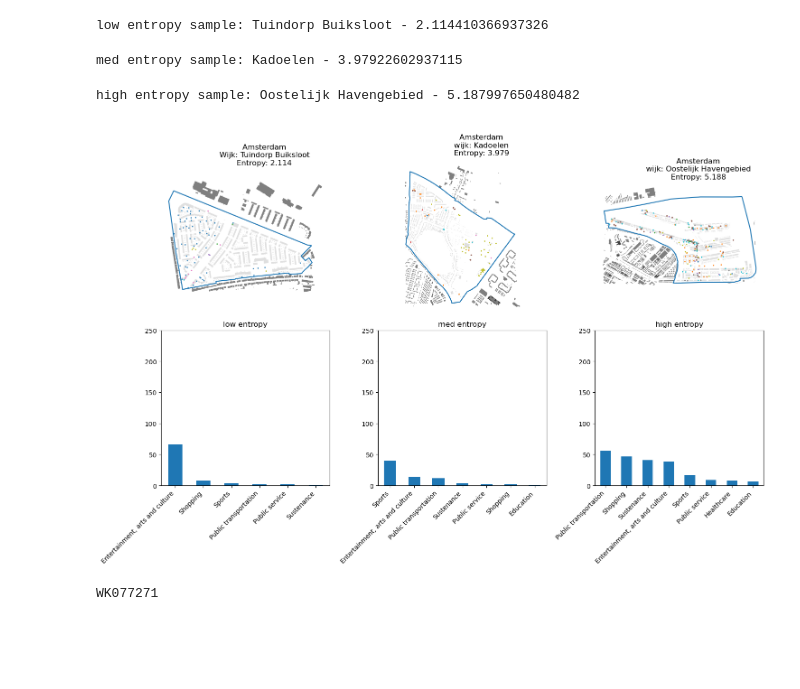
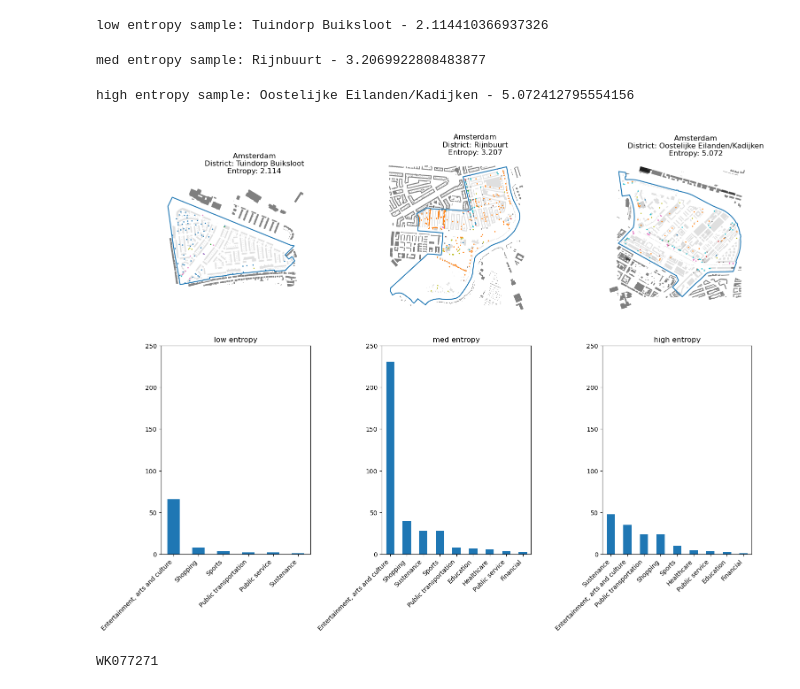
Before and after one commit to Jleeuwenburgh/UrbAN, a Jupyter notebook: wijkplot_new.ipynb, the cells around one changed output. Drawn from its saved outputs; the diff is of its cells as text; code cells hidden in the pictures; blank space fills up the shorter version.

Commit message:
final plot changes

```diff
--- a/wijkplot_new.ipynb
+++ b/wijkplot_new.ipynb
@@ -22,20 +22,20 @@ low = wijken[wijken["L0_altieri_1"] < 2.5]
 med = wijken[(wijken["L0_altieri_1"] >= 2.5) & (wijken["L0_altieri_1"] < 4.5)]
 high = wijken[wijken["L0_altieri_1"] >= 4.5]
 # %%
-lowsample = low.sample(1)
+lowsample = low[low["wijknaam"] == "Tuindorp Buiksloot"]
 print(f"low entropy sample: {lowsample['wijknaam'].values[0]} - {lowsample['L0_altieri_1'].values[0]}")
 # %% [output]
 low entropy sample: Tuindorp Buiksloot - 2.114410366937326
 # %%
-medsample = med.sample(1)
+medsample = med[med["wijknaam"] == "Rijnbuurt"]
 print(f"med entropy sample: {medsample['wijknaam'].values[0]} - {medsample['L0_altieri_1'].values[0]}")
 # %% [output]
-med entropy sample: Kadoelen - 3.97922602937115
+med entropy sample: Rijnbuurt - 3.2069922808483877
 # %%
-highsample = high.sample(1)
+highsample = high[high["wijknaam"] == "Oostelijke Eilanden/Kadijken"]
 print(f"high entropy sample: {highsample['wijknaam'].values[0]} - {highsample['L0_altieri_1'].values[0]}")
 # %% [output]
-high entropy sample: Oostelijk Havengebied - 5.187997650480482
+high entropy sample: Oostelijke Eilanden/Kadijken - 5.072412795554156
 # %%
 am_low = gpd.read_parquet(f"data/gm_amenities/amenities_{lowsample['gemeentenaam'].values[0]}.parquet")
 am_low = am_low[am_low.within(lowsample.geometry.iloc[0])]
@@ -92,7 +92,7 @@ lowsample.boundary.plot(ax=ax[0][0])
 am_low.plot(ax=ax[0][0], column="L0_category", markersize=1)
 ax[0][0].set_title(f"""
                 {lowsample.gemeentenaam.values[0]}
-                Wijk: {lowsample.wijknaam.values[0]}
+                District: {lowsample.wijknaam.values[0]}
                 Entropy: {lowsample.L0_altieri_1.values[0]:.3f}""")
 
 # plot med
@@ -102,44 +102,44 @@ medsample.boundary.plot(ax=ax[0][1])
 am_med.plot(ax=ax[0][1], column="L0_category", markersize=1)
 ax[0][1].set_title(f"""
                 {medsample.gemeentenaam.values[0]}
-                wijk: {medsample.wijknaam.values[0]}
+                District: {medsample.wijknaam.values[0]}
                 Entropy: {medsample.L0_altieri_1.values[0]:.3f}""")
 
 # plot high
 high_outer.plot(ax=ax[0][2], color="black", alpha=0.5)
 high_inner.plot(ax=ax[0][2], color="silver", alpha=0.5)
 highsample.boundary.plot(ax=ax[0][2])
 am_high.plot(ax=ax[0][2], column="L0_category", markersize=1)
 ax[0][2].set_title(f"""
                 {highsample.gemeentenaam.values[0]}
-                wijk: {highsample.wijknaam.values[0]}
+                District: {highsample.wijknaam.values[0]}
                 Entropy: {highsample.L0_altieri_1.values[0]:.3f}""")
 
 
 # plot barplots on second row
-am_low.L0_category.value_counts().plot(kind="bar", ax=ax[1][0], figsize=(15, 10))
+am_low.L0_category.value_counts().plot(kind="bar", ax=ax[1][0], figsize=(15, 12))
 ax[1][0].set_title("low entropy")
-am_med.L0_category.value_counts().plot(kind="bar", ax=ax[1][1], figsize=(15, 10))
+am_med.L0_category.value_counts().plot(kind="bar", ax=ax[1][1], figsize=(15, 12))
 ax[1][1].set_title("med entropy")
-am_high.L0_category.value_counts().plot(kind="bar", ax=ax[1][2], figsize=(15, 10))
+am_high.L0_category.value_counts().plot(kind="bar", ax=ax[1][2], figsize=(15, 12))
 ax[1][2].set_title("high entropy")
 
 
 for a in ax[1]:
     a.set_xticklabels(a.get_xticklabels(), rotation=45, horizontalalignment='right')
     a.set_xlabel("")
     # make y axis range from 0 to 300
     a.set_ylim(0, 250)
 
 # no axes
 for a in ax[0]:
 
     a.axis("off")
 plt.tight_layout()
-# plt.savefig("plots/lowhighmed.png", dpi=100)
+plt.savefig("plots/lowhighmed.png", dpi=200)
 plt.show()
 # %% [output]
-[figure, old version]
+[figure, new version]
 # %%
 L0_filter, L1_filter = ec.getfilter(1)
 
```
Also changed, not shown: 1 other file.
